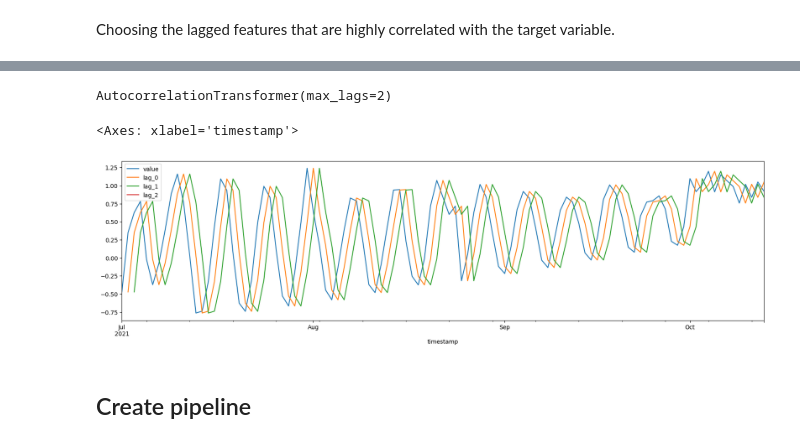
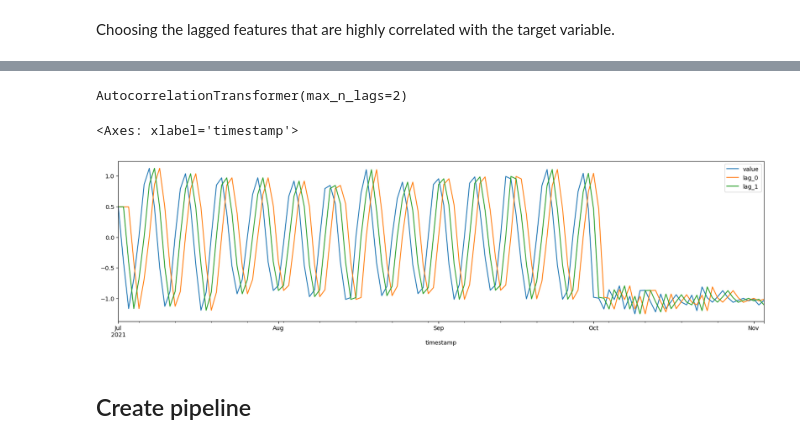
Before and after one commit to MMostafa-Hub/time-series-forecaster, a Jupyter notebook: notebooks/preprocessing.ipynb, the cells around one changed output, grey strips where cells are left out. Cells and saved outputs as stored; diff of their text form; code cells hidden in the pictures.

```diff
--- a/notebooks/preprocessing.ipynb
+++ b/notebooks/preprocessing.ipynb
@@ -205,4 +206,4 @@ plt.show()
 # %%
-seasonality_transformer = SeasonalityFeaturesTransformer(top=2)
+seasonality_transformer = SeasonalityFeaturesTransformer(top=1)
 seasonality_transformer.fit(sample_dataset_inter)
 # %% [output]
@@ -293,28 +287,36 @@ plt.show()
 # %%
 class AutocorrelationTransformer(BaseEstimator, TransformerMixin):
-    def __init__(self, max_lags=50):
+    def __init__(self, max_n_lags=3):
+        if 10 < max_n_lags < 1:
+            raise ValueError("max_lags should be between 1 and 10")
+
         self.significant_lags = None
-        self.max_lags = max_lags
-        self.len_lags = None
+        self.max_n_lags = max_n_lags
+        self.max_lag = None
 
     def fit(self, X: pd.DataFrame, y=None):
         X_copy = X.copy()
         value = X_copy["value"]
 
+        # Calculate the PACF values
         pacf_values = pacf(
             value,
-            nlags=value.shape[0] // 2 - 1,
+            nlags=10,
         )
 
-        significant_lags = [
-            i
-            for i, pacf_value in enumerate(pacf_values)
-            if abs(pacf_value) > 2 / len(value) ** 0.5
-        ]
-        self.significant_lags = significant_lags[: self.max_lags + 1]
+        # Sort the PACF values
+        top_pacf_values = list(
+            filter(
+                lambda pacf_value: abs(pacf_value) > 2 / len(value) ** 0.5, pacf_values
+            )
+        )
 
-        # Length of the significant lags will be useful in testing
-        self.len_lags = len(self.significant_lags)
+        # Pick the top lags
+        significant_lags = np.argsort(abs(np.array(top_pacf_values)))[::-1]
+        self.significant_lags = significant_lags[1 : self.max_n_lags + 1]
+
+        # Calculate the max lag
+        self.max_lag = max(self.significant_lags)
 
         return self
 
@@ -325,27 +327,30 @@ class AutocorrelationTransformer(BaseEstimator, TransformerMixin):
         # Excluding the first lag (autocorrelation = 1) and Lag 0 (constant)
         correlation_features = pd.DataFrame(
             index=X_copy.index,
-            columns=[f"lag_{i}" for i in range(1, self.len_lags)],
+            columns=[f"lag_{i}" for i in range(1, self.max_lag)],
         )
 
-        for i, lag in enumerate(self.significant_lags[1:]):
+        for i, lag in enumerate(self.significant_lags):
             correlation_features.loc[:, f"lag_{i}"] = value.shift(lag)
 
+        # Backfill the NaN values
+        correlation_features = correlation_features.bfill()
+
         return pd.concat([X, correlation_features], axis=1)
 # %%
-autocorrelation_transformer = AutocorrelationTransformer(max_lags=2)
+autocorrelation_transformer = AutocorrelationTransformer(max_n_lags=2)
 autocorrelation_transformer.fit(sample_dataset_trend)
 # %% [output]
-AutocorrelationTransformer(max_lags=2)
+AutocorrelationTransformer(max_n_lags=2)
 # %%
 sample_dataset_lagged = autocorrelation_transformer.transform(sample_dataset_trend)
 # %%
 sample_dataset_lagged[
-    ["value"] + [f"lag_{i}" for i in range(autocorrelation_transformer.len_lags)]
+    ["value"] + [f"lag_{i}" for i in range(autocorrelation_transformer.max_lag)]
 ].plot(figsize=(20, 5))
 # %% [output]
 <Axes: xlabel='timestamp'>
-[figure, old version]
+[figure, new version]
 # %% [markdown]
 ## Create pipeline
 # %%
```
Also changed, not shown: parts of 15 cells of this notebook, 1 other file.
